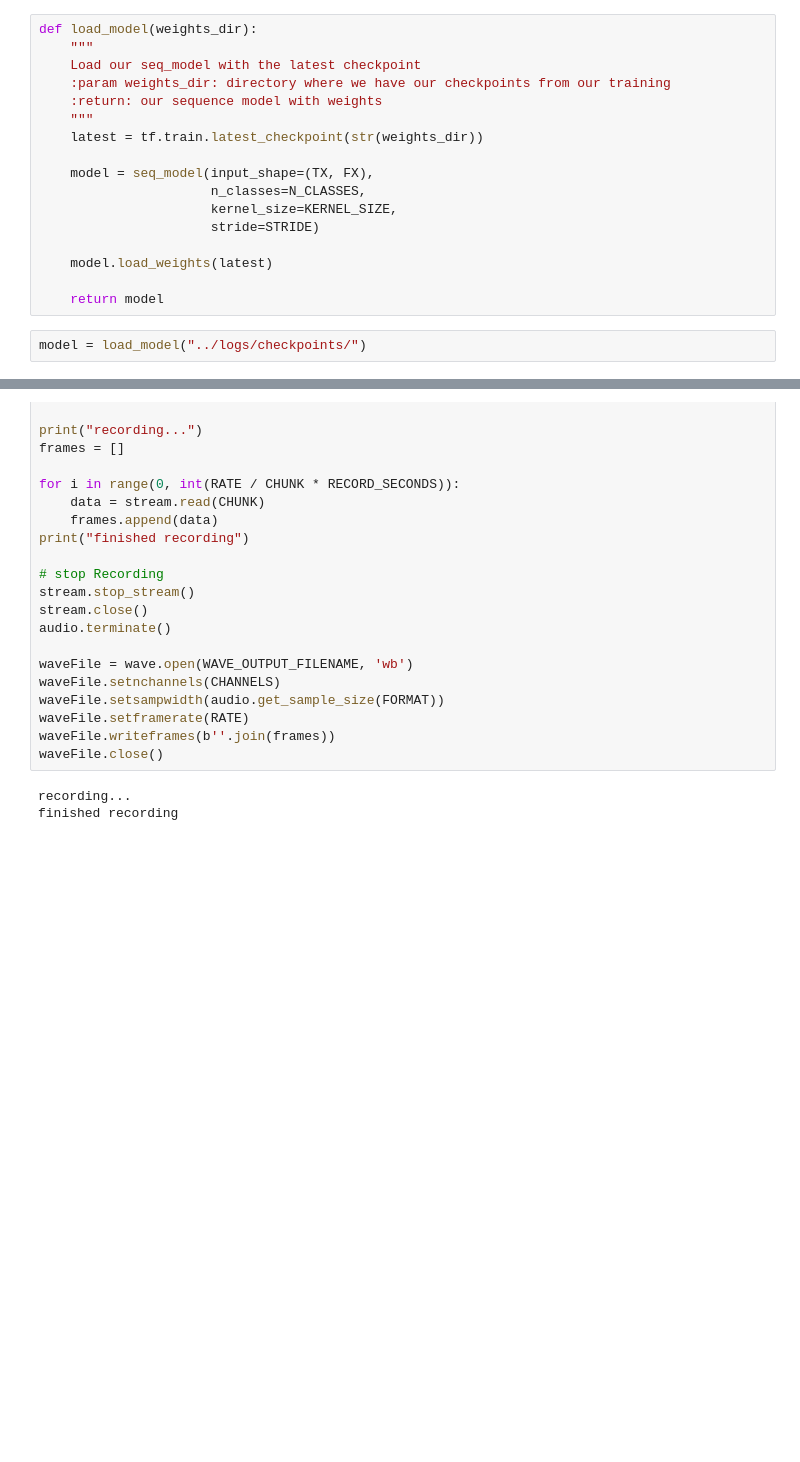
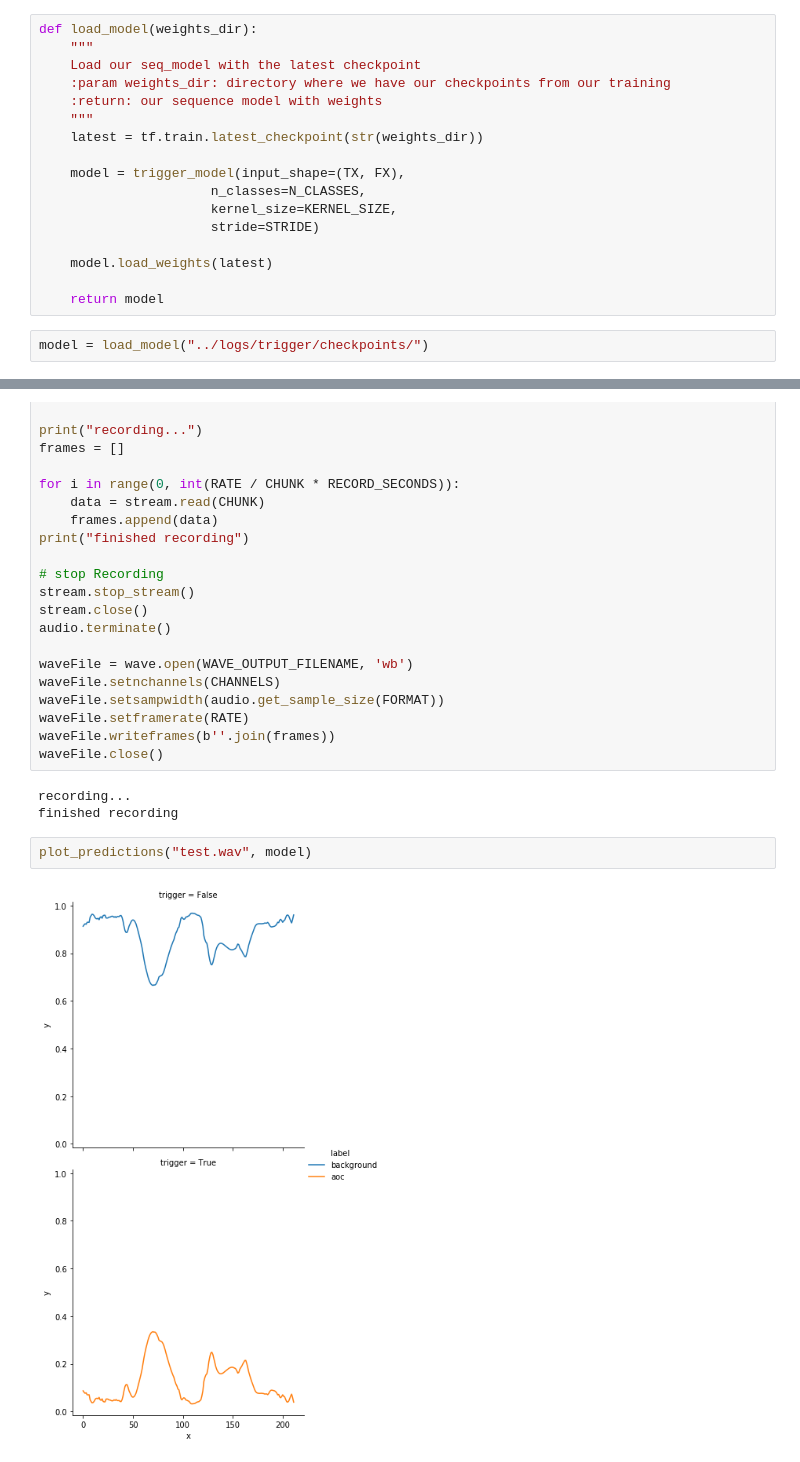
Before and after one commit to tdjaballah/multrigger-word, a Jupyter notebook: notebooks/test_predictions.ipynb, the cells around one changed output, grey strips where cells are left out. Drawn from its saved outputs; the diff is of its cells as text; blank space fills up the shorter version.

Commit message:
add classif model

```diff
--- a/notebooks/test_predictions.ipynb
+++ b/notebooks/test_predictions.ipynb
@@ -22,7 +27,7 @@ def load_model(weights_dir):
     """
     latest = tf.train.latest_checkpoint(str(weights_dir))
 
-    model = seq_model(input_shape=(TX, FX),
+    model = trigger_model(input_shape=(TX, FX),
                       n_classes=N_CLASSES,
                       kernel_size=KERNEL_SIZE,
                       stride=STRIDE)
@@ -31,4 +36,4 @@ def load_model(weights_dir):
 
     return model
 # %%
-model = load_model("../logs/checkpoints/")
+model = load_model("../logs/trigger/checkpoints/")
@@ -118,3 +169,7 @@ waveFile.close()
 # %% [output]
 recording...
 finished recording
+# %%
+plot_predictions("test.wav", model)
+# %% [output]
+[figure, added]
```
Also changed, not shown: parts of 10 cells of this notebook, 6 other files.
